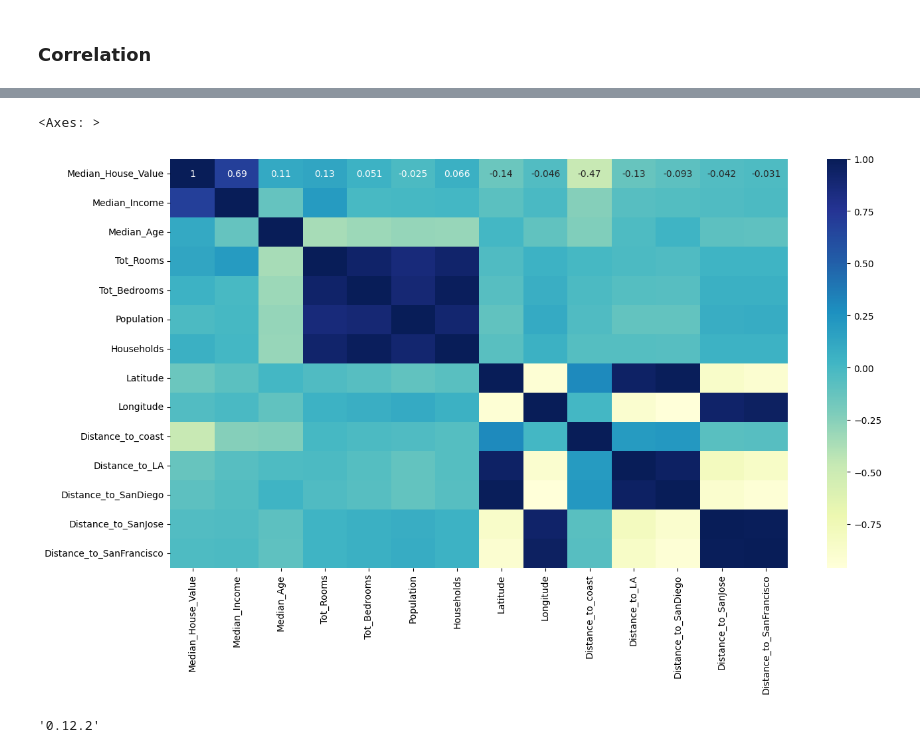
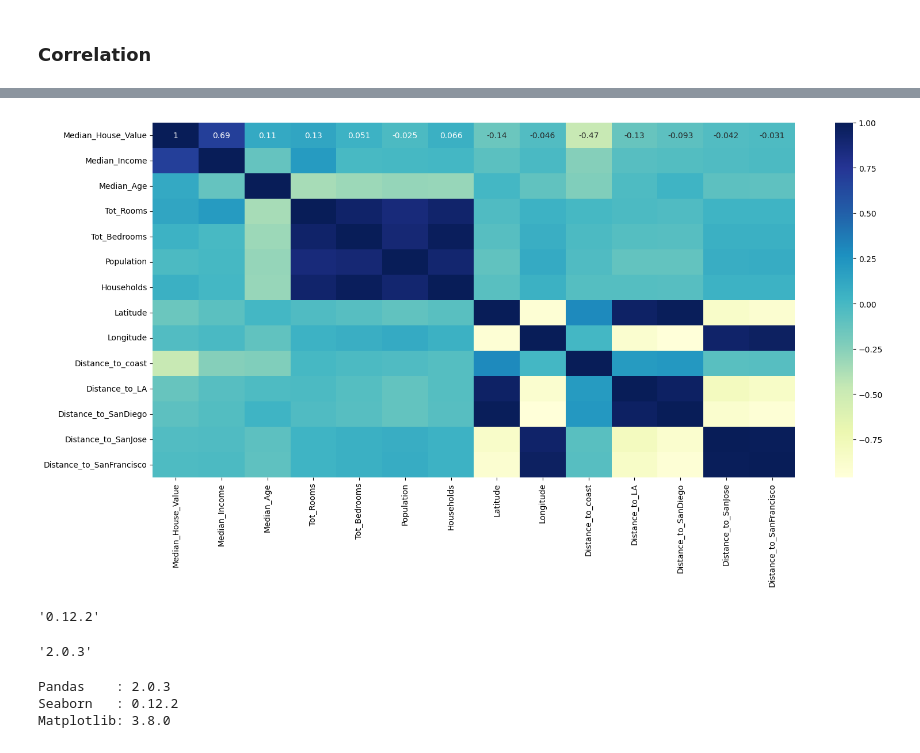
Before and after one commit to luiscberrocal/hacktoberfest-2023, a Jupyter notebook: kaggle/California House Prices.ipynb, the cells around one changed output, grey strips where cells are left out. Drawn from its saved outputs; the diff is of its cells as text; code cells hidden in the pictures.

Commit message:
Heatmap issue in other computer.

```diff
--- a/kaggle/California House Prices.ipynb
+++ b/kaggle/California House Prices.ipynb
@@ -84,12 +104,25 @@ df.corr()
 | Distance_to_SanJose | -0.04 | -0.04 | -0.09 | 0.03 | 0.06 | 0.08 | 0.05 | ... |
 | Distance_to_SanFrancisco | -0.03 | -0.02 | -0.10 | 0.03 | 0.06 | 0.09 | 0.05 | ... |
 # %%
-plt.figure(figsize=(15, 8))
+plt.figure(figsize=(18, 8))
 sns.heatmap(df.corr(), annot=True, cmap='YlGnBu')
+plt.show()
 # %% [output]
-<Axes: >
-[figure, old version]
+[figure, new version]
 # %%
 sns.__version__
 # %% [output]
 '0.12.2'
+# %%
+pd.__version__
+# %% [output]
+'2.0.3'
+# %%
+import matplotlib
+print(f'Pandas    : {pd.__version__}')
+print(f'Seaborn   : {sns.__version__}')
+print(f'Matplotlib: {matplotlib.__version__}')
+# %% [output]
+Pandas    : 2.0.3
+Seaborn   : 0.12.2
+Matplotlib: 3.8.0
```
Also changed, not shown: parts of 4 cells of this notebook, 1 other file.
